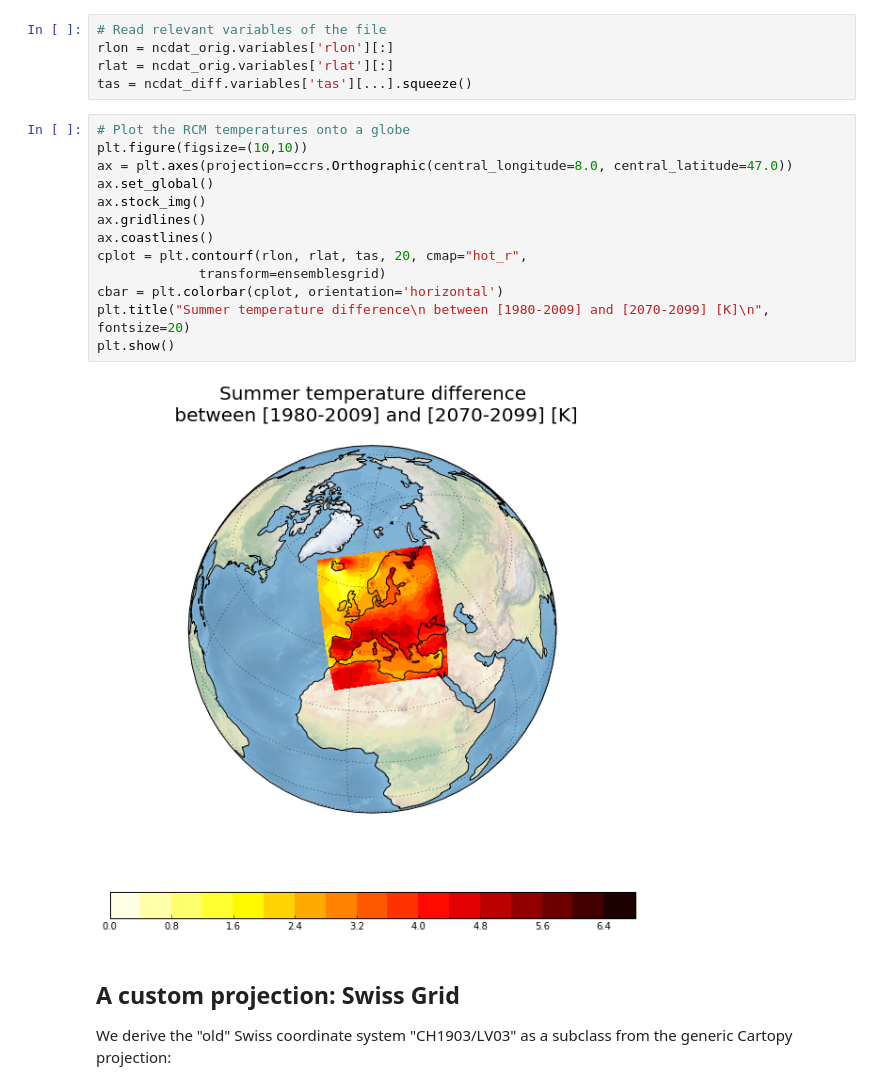
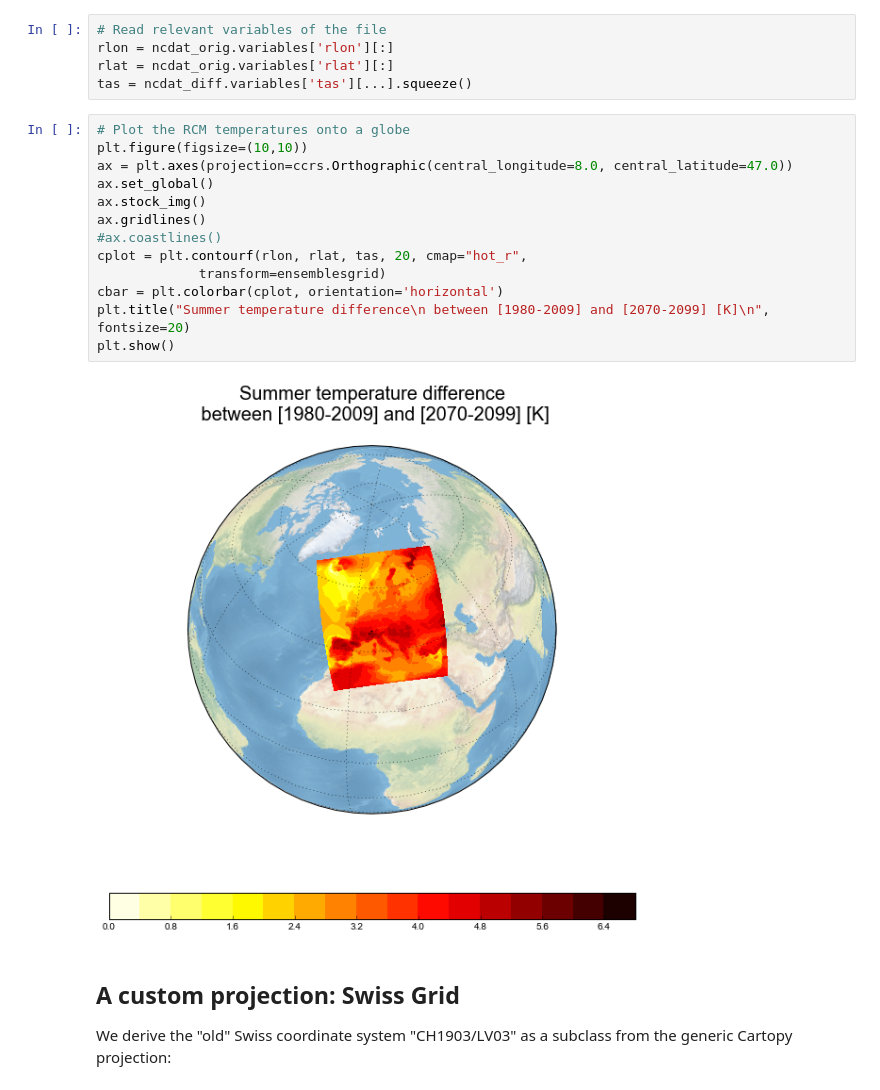
Before and after one commit to hvwaldow/pyws-BE-15-2-26, a Jupyter notebook: ex5/lecture5.ipynb, the cells around one changed output. Cells and saved outputs as stored; diff of their text form.

```diff
--- a/ex5/lecture5.ipynb
+++ b/ex5/lecture5.ipynb
@@ -197,18 +196,18 @@ tas = ncdat_diff.variables['tas'][...].squeeze()
 # %%
 # Plot the RCM temperatures onto a globe
 plt.figure(figsize=(10,10))
 ax = plt.axes(projection=ccrs.Orthographic(central_longitude=8.0, central_latitude=47.0))
 ax.set_global()
 ax.stock_img()
 ax.gridlines()
-ax.coastlines()
+#ax.coastlines()
 cplot = plt.contourf(rlon, rlat, tas, 20, cmap="hot_r",
              transform=ensemblesgrid)
 cbar = plt.colorbar(cplot, orientation='horizontal')
 plt.title("Summer temperature difference\n between [1980-2009] and [2070-2099] [K]\n", fontsize=20)
 plt.show()
 # %% [output]
-[figure, old version]
+[figure, new version]
 # %% [markdown]
 ## A custom projection: Swiss Grid
 We derive the "old" Swiss coordinate system "CH1903/LV03" as a subclass from the generic Cartopy projection:
```
Also changed, not shown: parts of 3 cells of this notebook.
